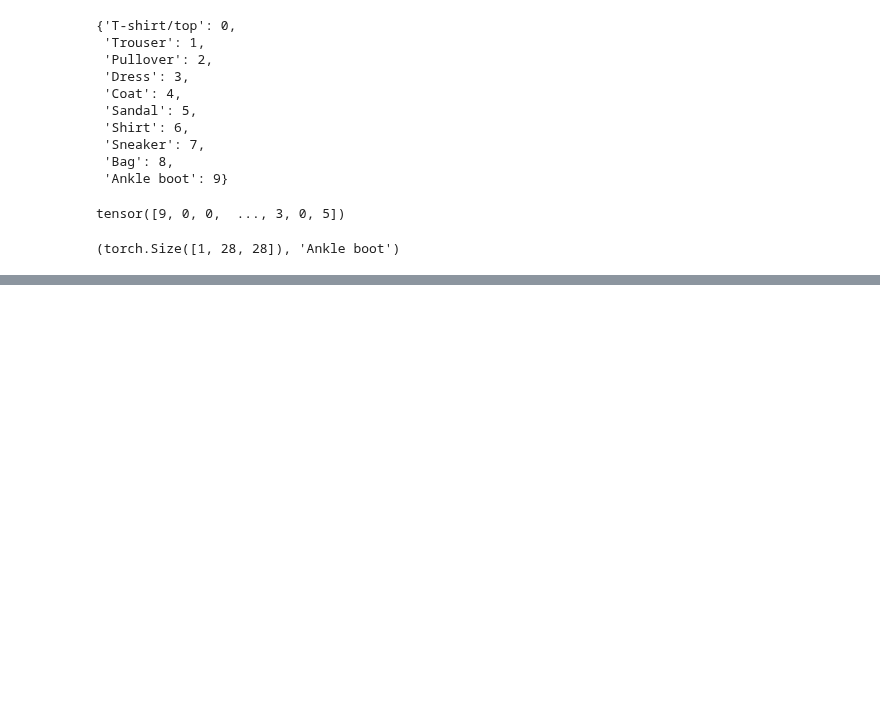
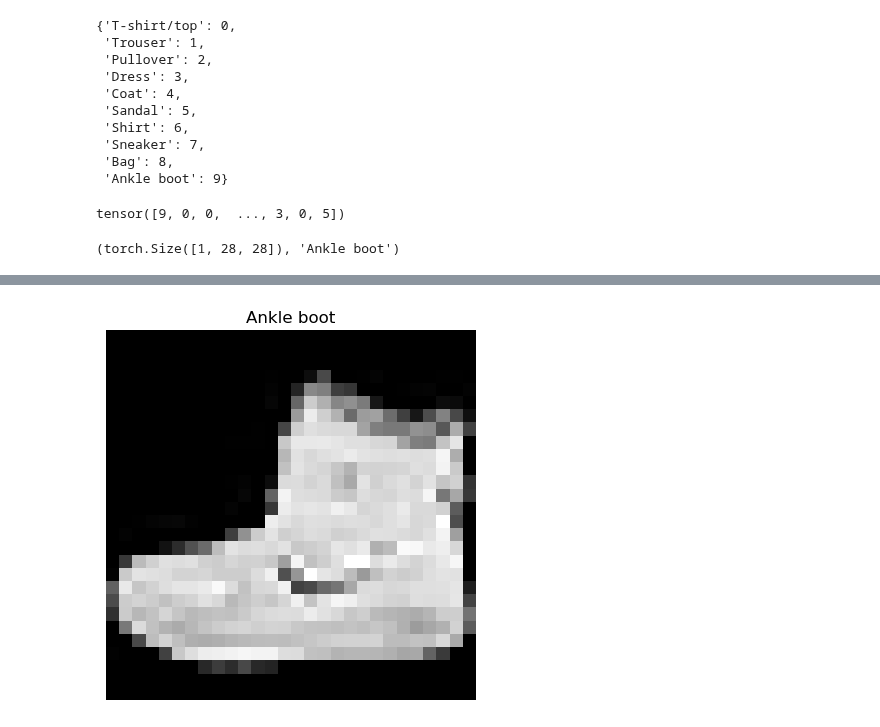
Before and after one commit to Rumit95/Pytorch-for-DL, a Jupyter notebook: pytorch-03-computer-vision.ipynb, the cells around one changed output, grey strips where cells are left out. Cells and saved outputs as stored; diff of their text form; code cells hidden in the pictures; blank space fills up the shorter version.

```diff
--- a/pytorch-03-computer-vision.ipynb
+++ b/pytorch-03-computer-vision.ipynb
@@ -132,0 +144,6 @@ image.shape, class_names[label]
+# %%
+plt.imshow(image.squeeze(),cmap='gray')
+plt.title(class_names[label])
+plt.axis(False);
+# %% [output]
+[figure, added]
```
Also changed, not shown: parts of 3 cells of this notebook.
